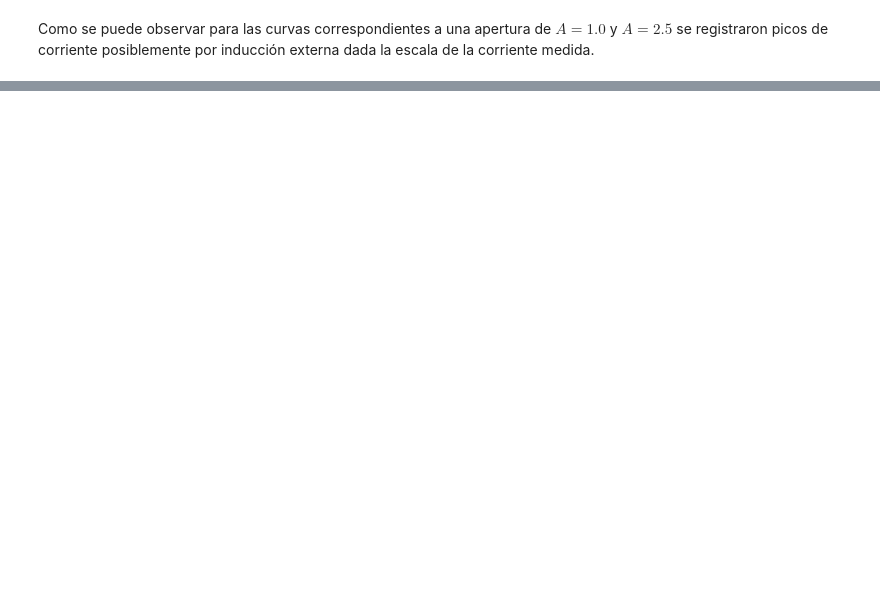
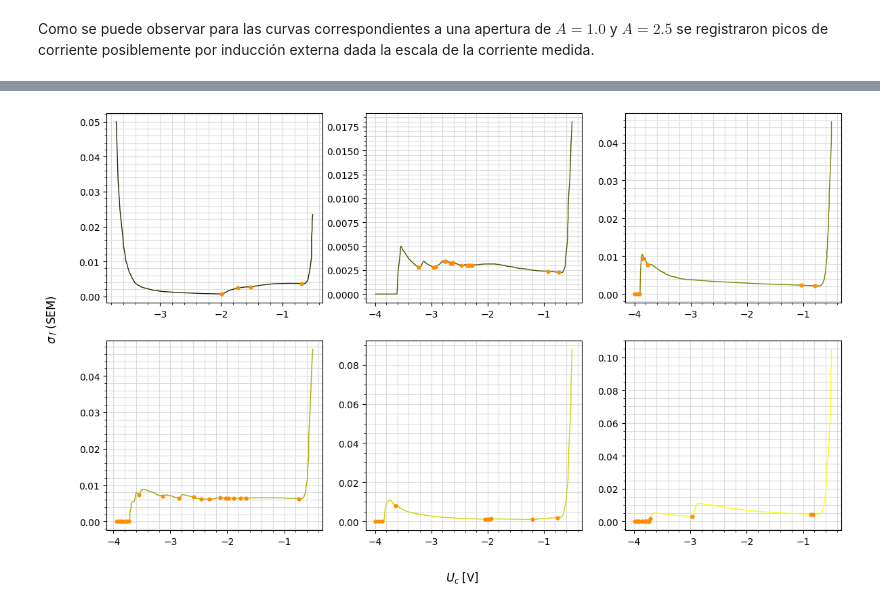
Before and after one commit to errodriguezs/Experimentos_Moderna_25-2, a Jupyter notebook: Efecto fotoeléctrico/analisis_datos.ipynb, the cells around one changed output, grey strips where cells are left out. Drawn from its saved outputs; the diff is of its cells as text; code cells hidden in the pictures; blank space fills up the shorter version.

```diff
--- a/Efecto fotoeléctrico/analisis_datos.ipynb
+++ b/Efecto fotoeléctrico/analisis_datos.ipynb
@@ -330,0 +533,4 @@ ax.legend(loc='upper center', bbox_to_anchor=(0.45, -0.15), fancybox=True, shado
+# %%
+mins_lambda_578 = mins_locales_SEM(medida_lambda_578, -0.5, colores_lambda_578)
+# %% [output]
+[figure, added]
```
Also changed, not shown: parts of 36 cells of this notebook.
